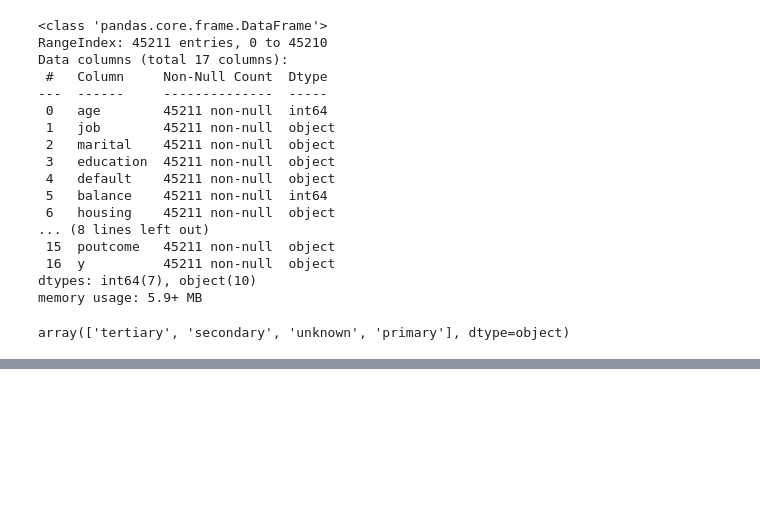
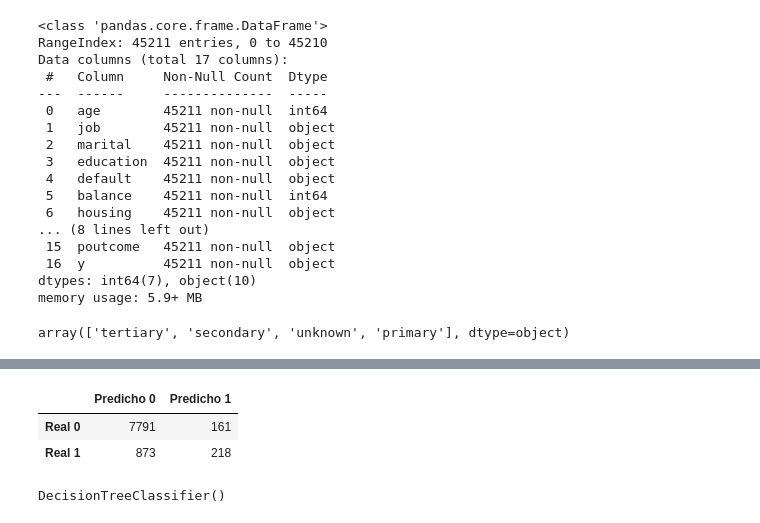
Before and after one commit to vrieraj/ONLINE_DS_THEBRIDGE_Ejercicios, a Jupyter notebook: 04_Machine_Learning/Sprint_11/Unidad_01/Practica_Obligatoria/18_Practica_Obligatoria_Arboles_de_Decisión_y_Ajuste_de_Hiperparametros.ipynb, the cells around one changed output, grey strips where cells are left out. Cells and saved outputs as stored; diff of their text form; code cells hidden in the pictures; blank space fills up the shorter version.

```diff
--- a/04_Machine_Learning/Sprint_11/Unidad_01/Practica_Obligatoria/18_Practica_Obligatoria_Arboles_de_Decisión_y_Ajuste_de_Hiperparametros.ipynb
+++ b/04_Machine_Learning/Sprint_11/Unidad_01/Practica_Obligatoria/18_Practica_Obligatoria_Arboles_de_Decisión_y_Ajuste_de_Hiperparametros.ipynb
@@ -121,0 +173,6 @@ sns.pairplot(df.iloc[X_train.index], hue='y', corner=True)
+# %%
+X_train = pd.get_dummies(X_train, columns=features_cat, dtype=int)
+X_test = pd.get_dummies(X_test, columns=features_cat, dtype=int)
+# %%
+log_reg = LogisticRegression()
+log_reg.fit(X_train, y_train)
@@ -121,0 +195,5 @@ sns.pairplot(df.iloc[X_train.index], hue='y', corner=True)
+# %%
+pred_train = log_reg.predict(X_train)
+pred_test = log_reg.predict(X_test)
+print(classification_report(y_test, pred_test))
+print(classification_report(y_train, pred_train))
@@ -121,0 +218,13 @@ sns.pairplot(df.iloc[X_train.index], hue='y', corner=True)
+# %%
+cm = pd.DataFrame(confusion_matrix(y_test, pred_test), index=[f"Real {i}" for i in log_reg.classes_],
+                  columns=[f"Predicho {i}" for i in log_reg.classes_])
+cm
+# %% [output]
+|  | Predicho 0 | Predicho 1 |
+| Real 0 | 7791 | 161 |
+| Real 1 | 873 | 218 |
+# %%
+tree = DecisionTreeClassifier()
+tree.fit(X_train, y_train)
+# %% [output]
+DecisionTreeClassifier()
```
Also changed, not shown: parts of 13 cells of this notebook.
